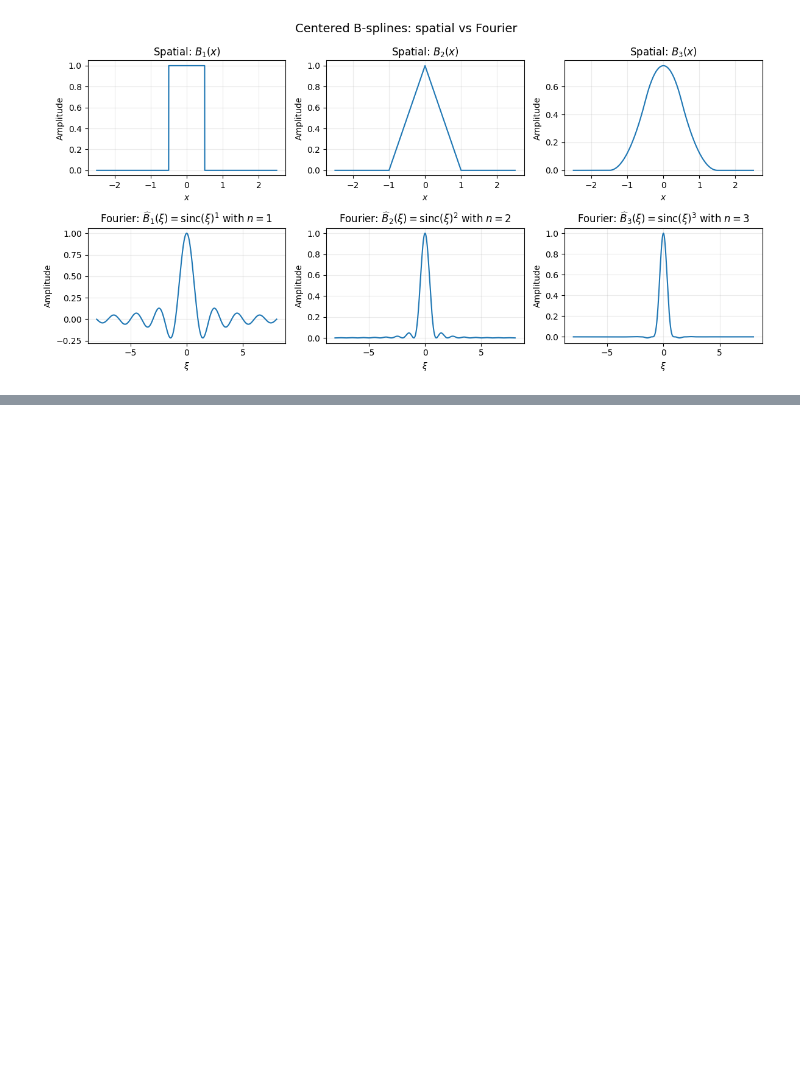
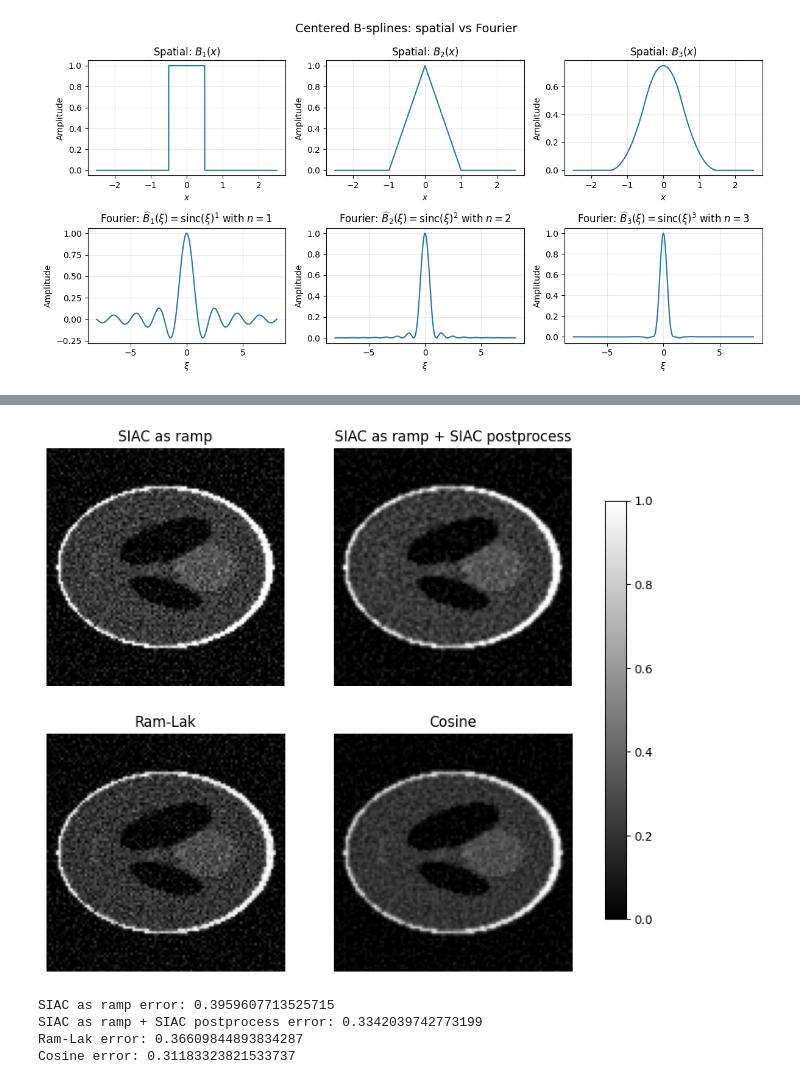
Before and after one commit to AdamHopkinss/SIAC-CT-Reconstruction, a Jupyter notebook: notebooks/SIAC_and_Ramp_filter.ipynb, the cells around one changed output, grey strips where cells are left out. Cells and saved outputs as stored; diff of their text form; code cells hidden in the pictures; blank space fills up the shorter version.

```diff
--- a/notebooks/SIAC_and_Ramp_filter.ipynb
+++ b/notebooks/SIAC_and_Ramp_filter.ipynb
@@ -638,0 +658,54 @@ plt.show()  # to not get duplicated plots for the last one
+# %%
+x_no_ramp = test
+# Postprocess it with SIAC again
+dx, dy = space.cell_sides           # physical grid spacing (x, y)
+x_no_ramp_np = x_no_ramp.asarray()
+
+moments_pp = 2
+BSorder_pp = 4
+
+from src.siac import apply_siac_fft_nd
+# Apply SIAC again to counteract oscillatory artifacts
+x_no_ramp_np_pp = apply_siac_fft_nd(arr=x_no_ramp_np,
+                                      h_per_axis=(dy, dx),
+                                      axes=(0, 1),
+                                      moments=moments_pp,
+                                      BSorder=BSorder_pp,
+                                      pad_mode="reflect")
+x_no_ramp_pp = space.element(x_no_ramp_np_pp)
+
+vmin = phantom_np.min()
+vmax = phantom_np.max()
+
+fig, ax = plt.subplots(2, 2, figsize=(10,8))
+
+im0 = ax[0,0].imshow(x_no_ramp.asarray(), cmap="gray", vmin=vmin, vmax=vmax)
+ax[0,0].set_title("SIAC as ramp")
+ax[0,0].axis("off")
+
+im1 = ax[0,1].imshow(x_no_ramp_pp.asarray(), cmap="gray", vmin=vmin, vmax=vmax)
+ax[0,1].set_title("SIAC as ramp + SIAC postprocess")
+ax[0,1].axis("off")
+
+im3 = ax[1,0].imshow(fbp_ref, cmap="gray", vmin=vmin, vmax=vmax)
+ax[1,0].set_title(f"Ram-Lak")
+ax[1,0].axis("off")
+
+im3 = ax[1,1].imshow(fbp_best, cmap="gray", vmin=vmin, vmax=vmax)
+ax[1,1].set_title(f"{best_filter}")
+ax[1,1].axis("off")
+
+fig.colorbar(im0, ax=ax, shrink=0.8)
+
+plt.show()
+
+print("SIAC as ramp error:", (x_no_ramp - phantom).norm() / phantom.norm())
+print("SIAC as ramp + SIAC postprocess error:", (x_no_ramp_pp - phantom).norm()/ phantom.norm())
+print("Ram-Lak error:", (space.element(fbp_ref) - phantom).norm()/ phantom.norm())
+print(f"{best_filter} error:", (space.element(fbp_best) - phantom).norm()/ phantom.norm())
+# %% [output]
+[figure, added]
+SIAC as ramp error: 0.3959607713525715
+SIAC as ramp + SIAC postprocess error: 0.3342039742773199
+Ram-Lak error: 0.36609844893834287
+Cosine error: 0.31183323821533737
```
Also changed, not shown: parts of 5 cells of this notebook, 5 other files.
